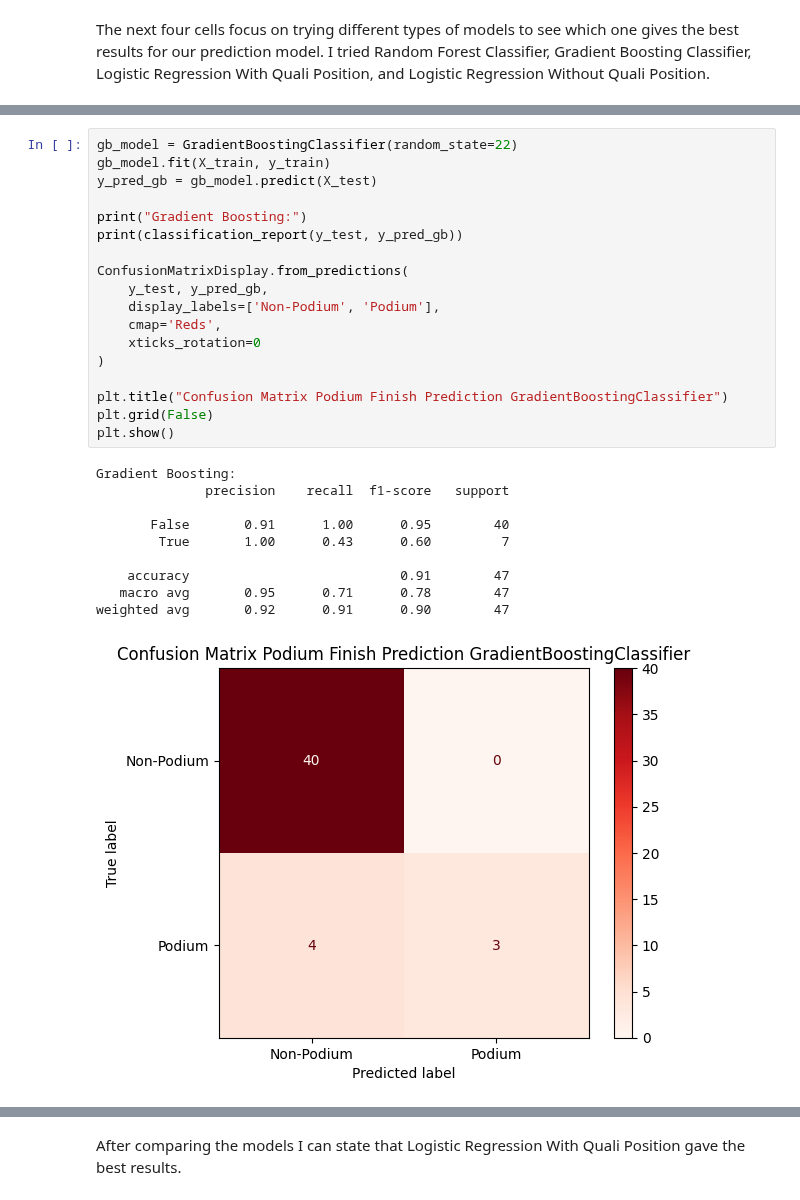
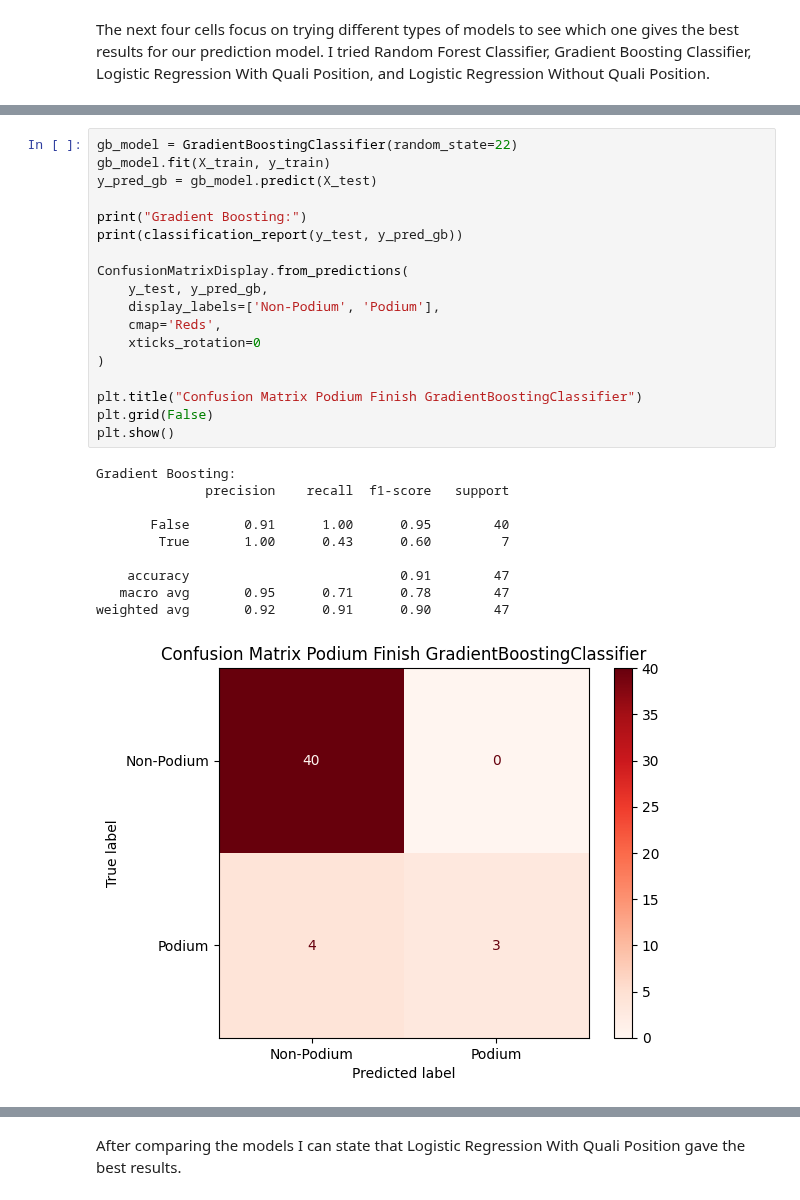
Before and after one commit to ipolishc22/f1-podium-predictor, a Jupyter notebook: notebooks/modeling.ipynb, the cells around one changed output, grey strips where cells are left out. Drawn from its saved outputs; the diff is of its cells as text.

```diff
--- a/notebooks/modeling.ipynb
+++ b/notebooks/modeling.ipynb
@@ -80,32 +80,32 @@ weighted avg       0.92      0.91      0.90        47
 # %%
 gb_model = GradientBoostingClassifier(random_state=22)
 gb_model.fit(X_train, y_train)
 y_pred_gb = gb_model.predict(X_test)
 
 print("Gradient Boosting:")
 print(classification_report(y_test, y_pred_gb))
 
 ConfusionMatrixDisplay.from_predictions(
     y_test, y_pred_gb,
     display_labels=['Non-Podium', 'Podium'],
     cmap='Reds',
     xticks_rotation=0
 )
 
-plt.title("Confusion Matrix Podium Finish Prediction GradientBoostingClassifier")
+plt.title("Confusion Matrix Podium Finish GradientBoostingClassifier")
 plt.grid(False)
 plt.show()
 # %% [output]
 Gradient Boosting:
               precision    recall  f1-score   support
 
        False       0.91      1.00      0.95        40
         True       1.00      0.43      0.60         7
 
     accuracy                           0.91        47
    macro avg       0.95      0.71      0.78        47
 weighted avg       0.92      0.91      0.90        47
-[figure, old version]
+[figure, new version]
 # %%
 # scaled logistic regression
 # the model that i am going to save, as it gives the best outcomes
```
Also changed, not shown: parts of 11 cells of this notebook, 8 other files.
